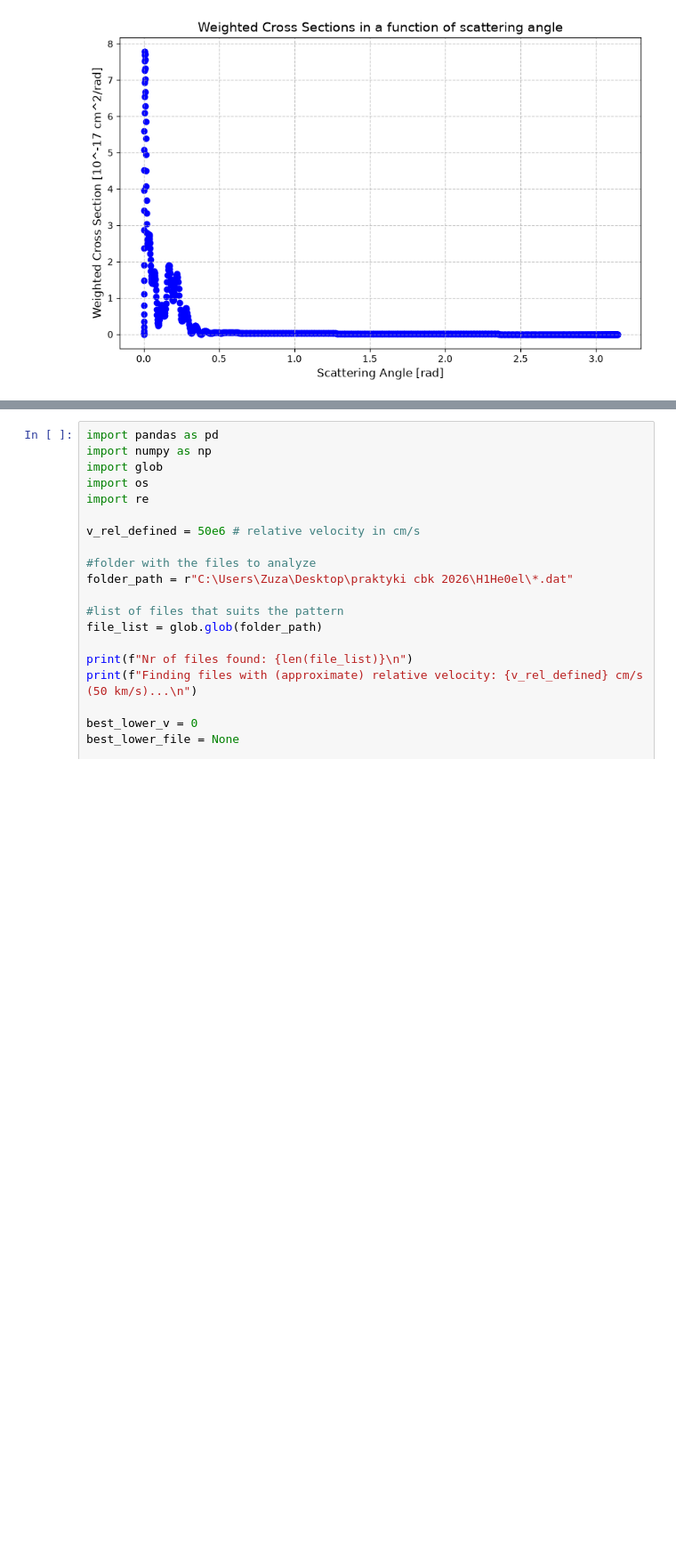
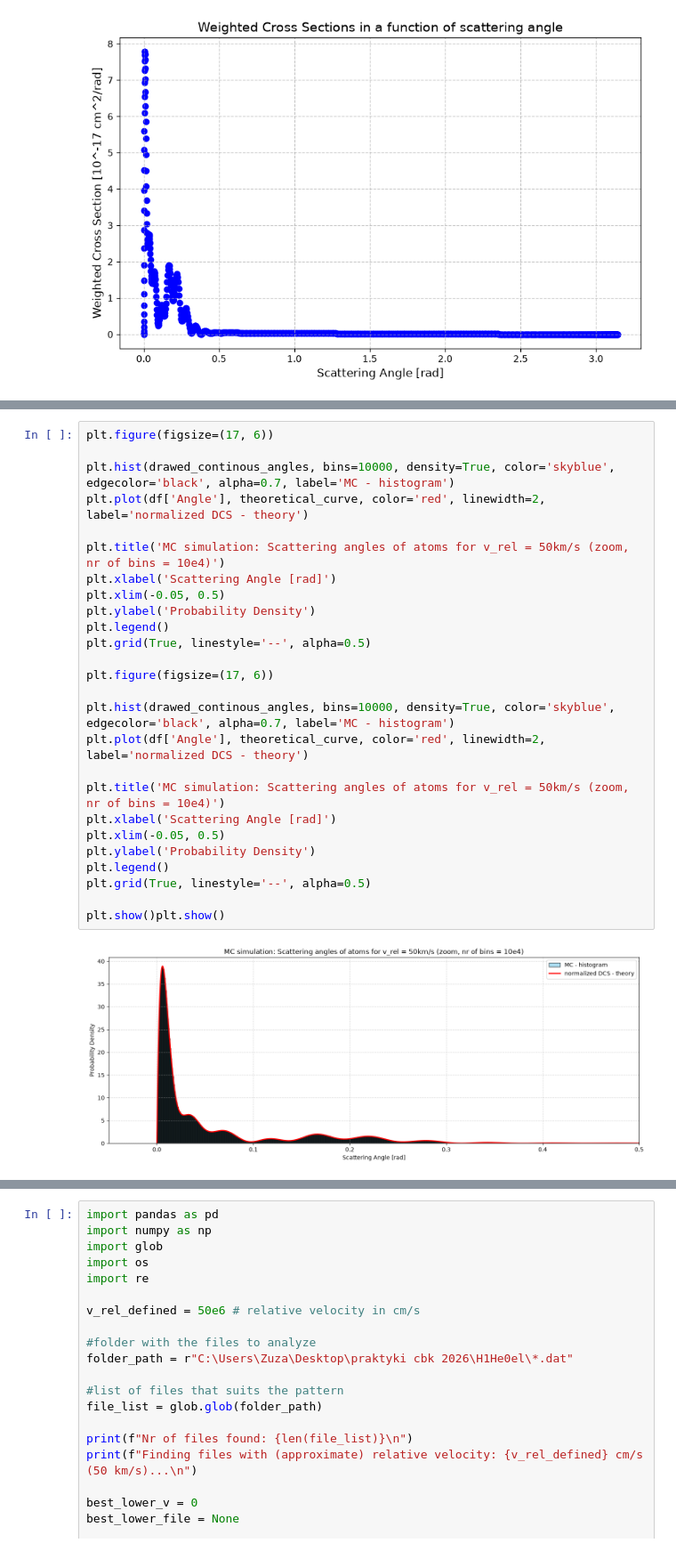
Before and after one commit to za-bielecka/cross-section-of-neutral-atom-collisions, a Jupyter notebook: monte_carlo1_save.ipynb, the cells around one changed output, grey strips where cells are left out. Shown at 89% size. Drawn from its saved outputs; the diff is of its cells as text; blank space fills up the shorter version.

```diff
--- a/monte_carlo1_save.ipynb
+++ b/monte_carlo1_save.ipynb
@@ -221,0 +220,28 @@ simulation done
+# %%
+plt.figure(figsize=(17, 6))
+
+plt.hist(drawed_continous_angles, bins=10000, density=True, color='skyblue', edgecolor='black', alpha=0.7, label='MC - histogram')
+plt.plot(df['Angle'], theoretical_curve, color='red', linewidth=2, label='normalized DCS - theory')
+
+plt.title('MC simulation: Scattering angles of atoms for v_rel = 50km/s (zoom, nr of bins = 10e4)')
+plt.xlabel('Scattering Angle [rad]')
+plt.xlim(-0.05, 0.5)
+plt.ylabel('Probability Density')
+plt.legend()
+plt.grid(True, linestyle='--', alpha=0.5)
+
+plt.figure(figsize=(17, 6))
+
+plt.hist(drawed_continous_angles, bins=10000, density=True, color='skyblue', edgecolor='black', alpha=0.7, label='MC - histogram')
+plt.plot(df['Angle'], theoretical_curve, color='red', linewidth=2, label='normalized DCS - theory')
+
+plt.title('MC simulation: Scattering angles of atoms for v_rel = 50km/s (zoom, nr of bins = 10e4)')
+plt.xlabel('Scattering Angle [rad]')
+plt.xlim(-0.05, 0.5)
+plt.ylabel('Probability Density')
+plt.legend()
+plt.grid(True, linestyle='--', alpha=0.5)
+
+plt.show()plt.show()
+# %% [output]
+[figure, added]
```
Also changed, not shown: parts of 11 cells of this notebook.
